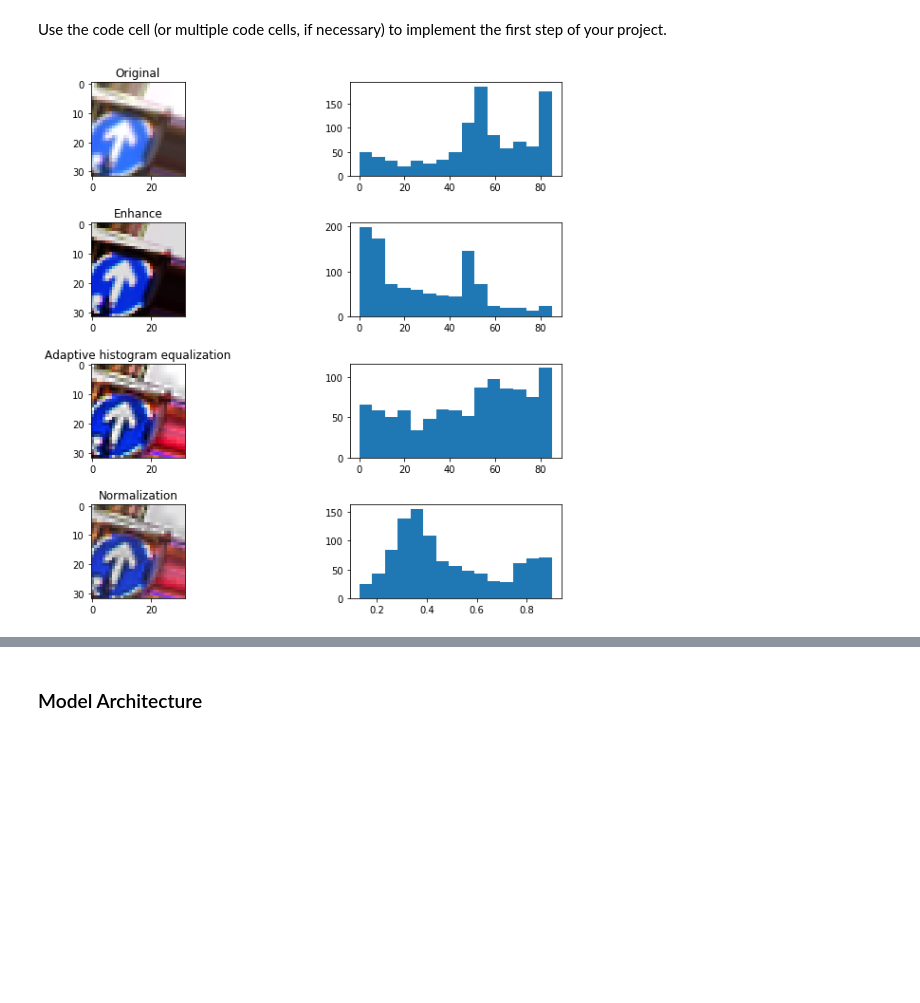
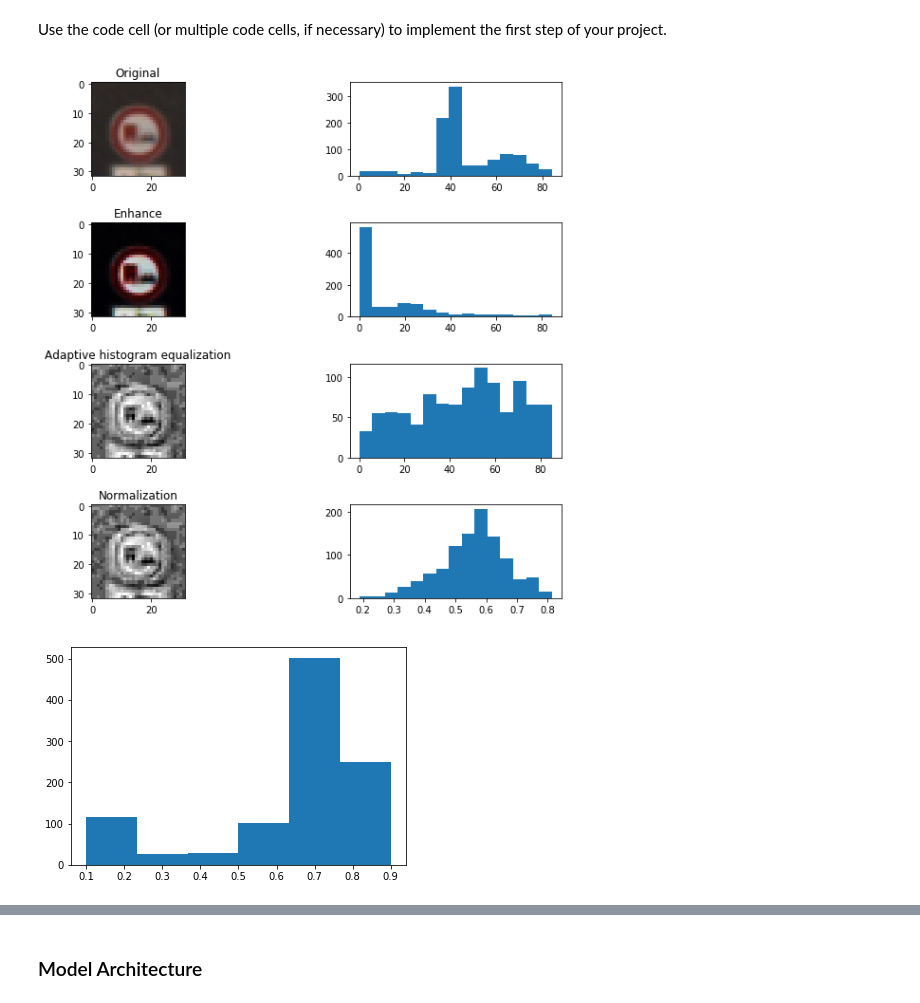
Before and after one commit to cfficaurzua/P2-SDCND, a Jupyter notebook: Traffic_Sign_Classifier.ipynb, the cells around one changed output, grey strips where cells are left out. Drawn from its saved outputs; the diff is of its cells as text; code cells hidden in the pictures; blank space fills up the shorter version.

```diff
--- a/Traffic_Sign_Classifier.ipynb
+++ b/Traffic_Sign_Classifier.ipynb
@@ -279,8 +279,8 @@ def histogram_equalization(input):
     clahe = cv2.createCLAHE(clipLimit=2.0, tileGridSize=(8,8))
     hsv[:,:,2] = clahe.apply(hsv[:,:,2])
     #hsv[:,:,1] = hsv[:,:,1]*1.12
-    #output = hsv
-    output =  cv2.cvtColor(hsv, cv2.COLOR_HSV2RGB)
+    output = hsv
+    #output =  cv2.cvtColor(hsv, cv2.COLOR_HSV2RGB)
     return output
 
 def grayScale(input):
@@ -323,32 +323,36 @@ def plot_luminance_histogram(input,axe,bins = 15):
 # %%
 
 fig, axes = plt.subplots(4,2,figsize=(10,10))
 fig.subplots_adjust(hspace=0.5, wspace=0.5)
 
 i = random.randint(0,n_train)
 
 axes[0][0].imshow(X_train[i])
 axes[0][0].set_title('Original')
 plot_luminance_histogram(X_train[i],axes[0][1])
 
 enhanced = enhance(X_train[i],2)
 axes[1][0].imshow(enhanced)
 axes[1][0].set_title('Enhance')
 plot_luminance_histogram(enhanced,axes[1][1] )
 
 equa = histogram_equalization(enhanced)
-axes[2][0].imshow(equa)
+axes[2][0].imshow(equa[:,:,2], cmap = 'gray')
 axes[2][0].set_title('Adaptive histogram equalization')
 plot_luminance_histogram(equa,axes[2][1])
 
 norm = normalization(equa)
-axes[3][0].imshow(norm)
+axes[3][0].imshow(norm[:,:,2], cmap = 'gray')
 axes[3][0].set_title('Normalization')
 plot_luminance_histogram(norm,axes[3][1])
 
+plt.figure()
+plt.hist(norm[:,:,0].flatten(), bins = 6,range = (np.min(norm),np.max(norm)))
+
 plt.show()
 # %% [output]
-[figure, old version]
+[figure, new version]
+[figure, added]
 # %%
 X_train_2 = np.zeros_like(X_train,dtype = np.float)
 X_test_2 = np.zeros_like(X_test,dtype = np.float)
```
Also changed, not shown: parts of 9 cells of this notebook, 3 other files.
